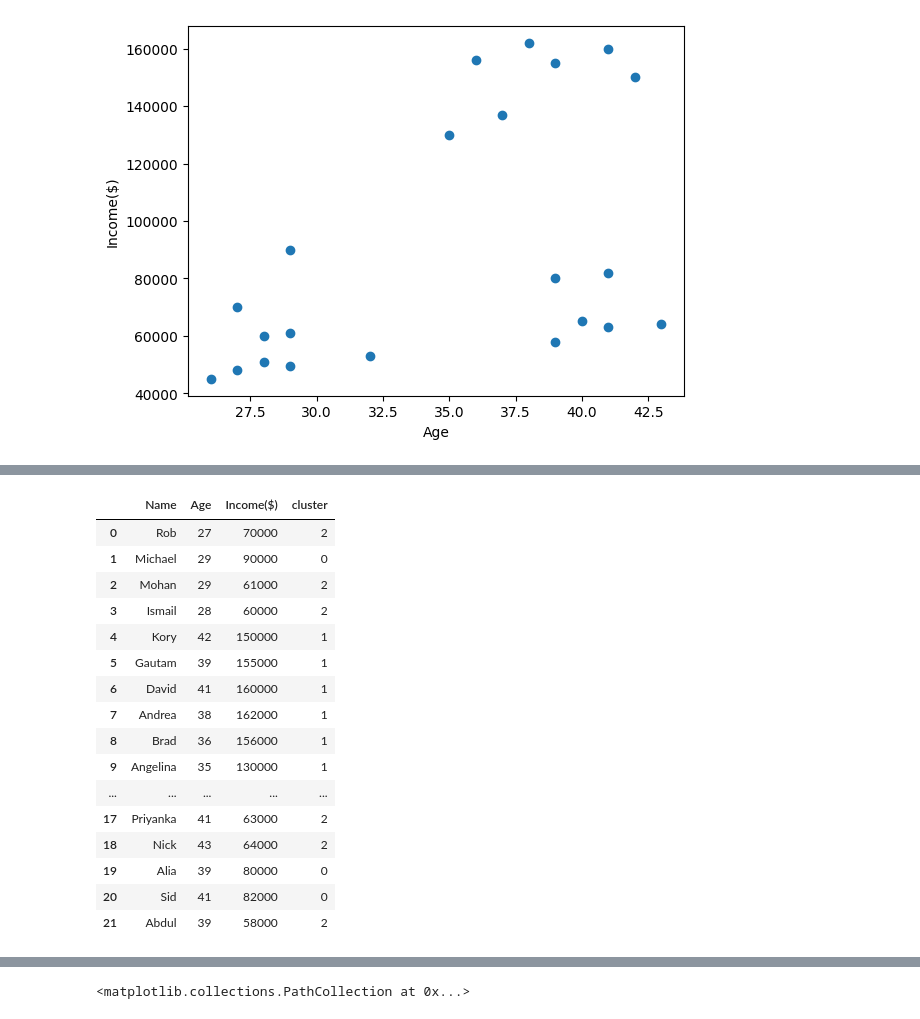
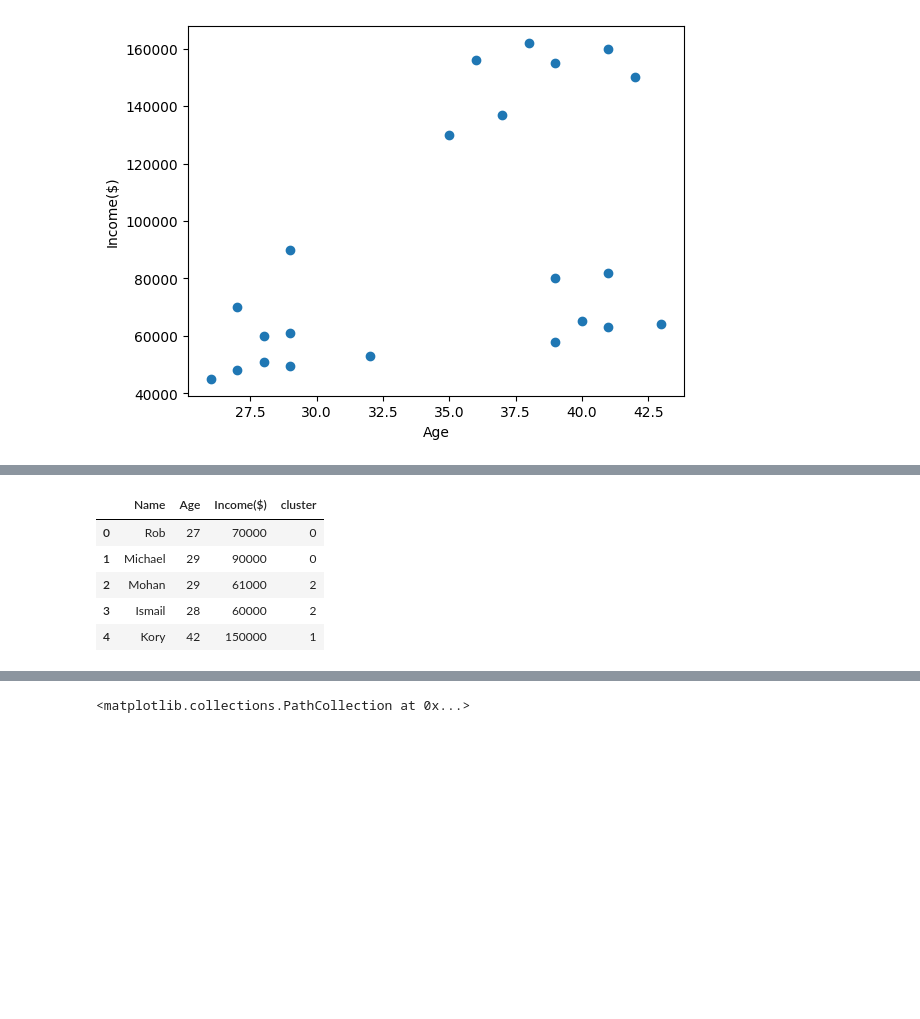
Before and after one commit to harsh6754/DSA-Problems, a Jupyter notebook: DVDAPracticals/practical9.ipynb, the cells around one changed output, grey strips where cells are left out. Saved outputs shown, nothing was run; the diff lists cells and outputs as text; code cells hidden in the pictures; blank space fills up the shorter version.

```diff
--- a/DVDAPracticals/practical9.ipynb
+++ b/DVDAPracticals/practical9.ipynb
@@ -41,24 +38,13 @@ array([2, 0, 2, 2, 1, 1, 1, 1, 1, 1, 1, 2, 2, 2, 2, 2, 2, 2, 2, 0, 0, 2])
 # %%
 df['cluster']=y_predicted
-df
+df.head()
 # %% [output]
 |  | Name | Age | Income($) | cluster |
-| 0 | Rob | 27 | 70000 | 2 |
+| 0 | Rob | 27 | 70000 | 0 |
 | 1 | Michael | 29 | 90000 | 0 |
 | 2 | Mohan | 29 | 61000 | 2 |
 | 3 | Ismail | 28 | 60000 | 2 |
 | 4 | Kory | 42 | 150000 | 1 |
-| 5 | Gautam | 39 | 155000 | 1 |
-| 6 | David | 41 | 160000 | 1 |
-| 7 | Andrea | 38 | 162000 | 1 |
-| 8 | Brad | 36 | 156000 | 1 |
-| 9 | Angelina | 35 | 130000 | 1 |
-| ... | ... | ... | ... | ... |
-| 17 | Priyanka | 41 | 63000 | 2 |
-| 18 | Nick | 43 | 64000 | 2 |
-| 19 | Alia | 39 | 80000 | 0 |
-| 20 | Sid | 41 | 82000 | 0 |
-| 21 | Abdul | 39 | 58000 | 2 |
 # %%
 Km.cluster_centers_
 # %% [output]
```
Also changed, not shown: parts of 6 cells of this notebook, 2 other files.
